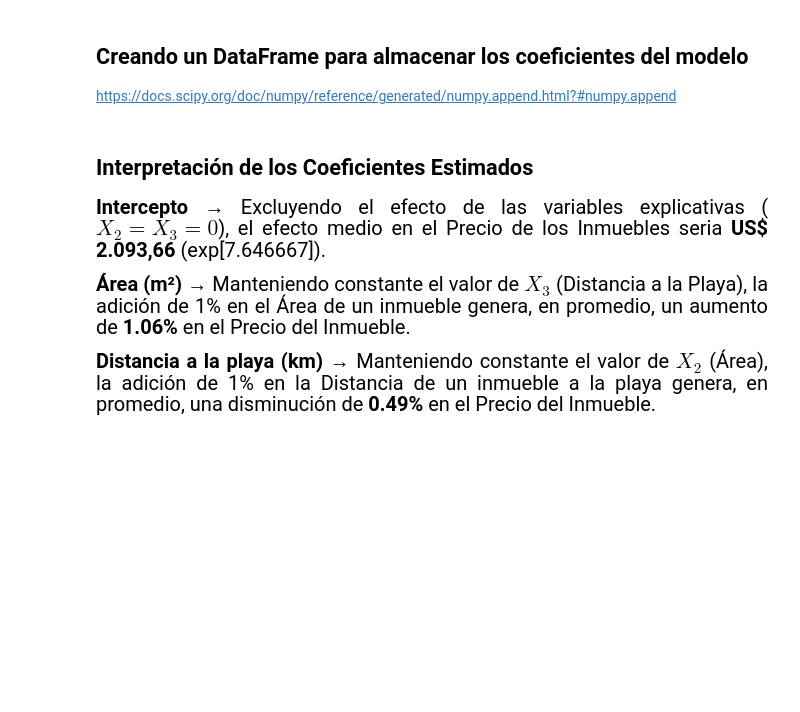
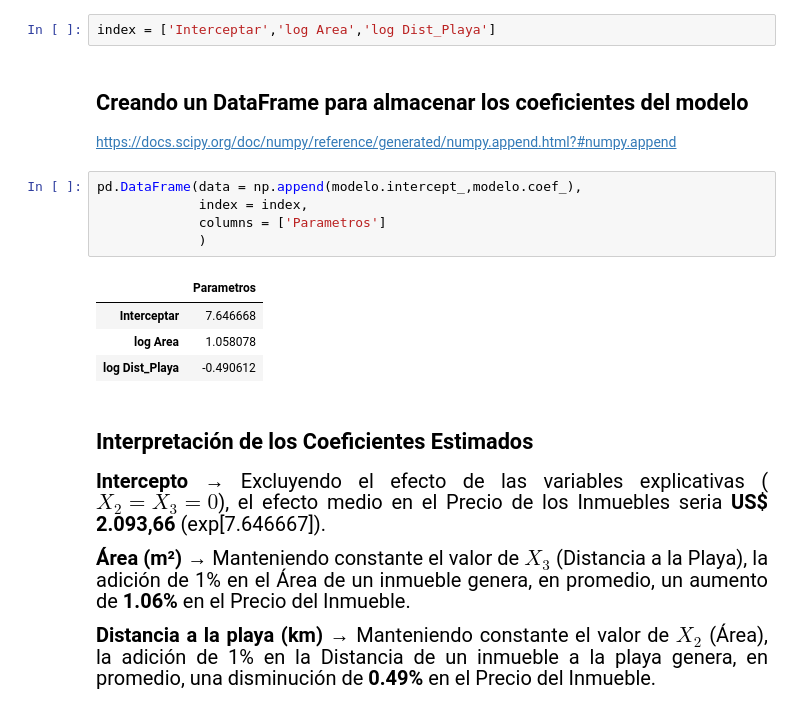
Before and after one commit to Nataliahfk/estadistica_python, a Jupyter notebook: Regresión_Lineal_II.ipynb, the cells around one changed output. Saved outputs shown, nothing was run; the diff lists cells and outputs as text; blank space fills up the shorter version.

```diff
--- a/Regresión_Lineal_II.ipynb
+++ b/Regresión_Lineal_II.ipynb
@@ -500,9 +553,21 @@ https://docs.scipy.org/doc/numpy-1.15.0/reference/generated/numpy.exp.html
 # %% [markdown]
 ## Creando una lista de nombres de las variables del modelo
+# %%
+index = ['Interceptar','log Area','log Dist_Playa']
 # %% [markdown]
 ## Creando un DataFrame para almacenar los coeficientes del modelo
 
 https://docs.scipy.org/doc/numpy/reference/generated/numpy.append.html?#numpy.append
+# %%
+pd.DataFrame(data = np.append(modelo.intercept_,modelo.coef_),
+             index = index,
+             columns = ['Parametros']
+             )
+# %% [output]
+|  | Parametros |
+| Interceptar | 7.646668 |
+| log Area | 1.058078 |
+| log Dist_Playa | -0.490612 |
 # %% [markdown]
 ## Interpretación de los Coeficientes Estimados
 
```
Also changed, not shown: parts of 14 cells of this notebook.
